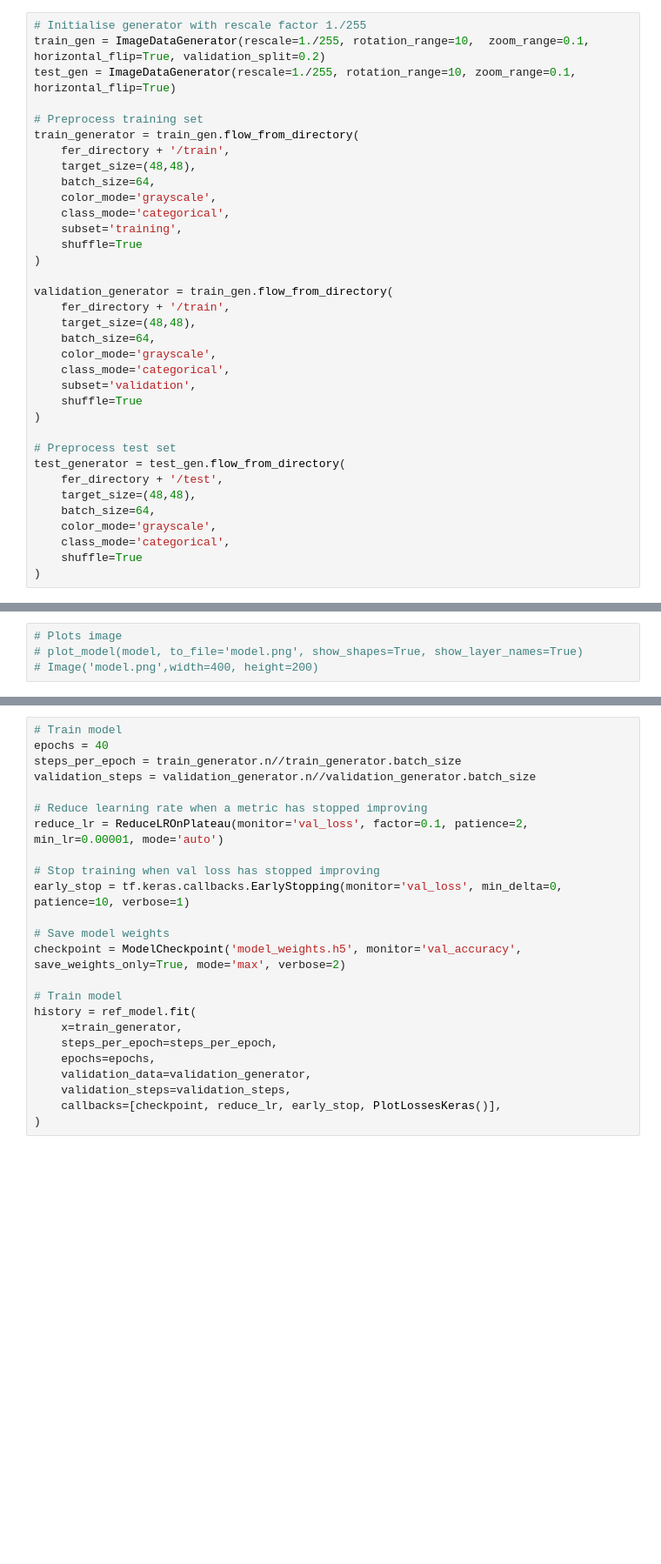
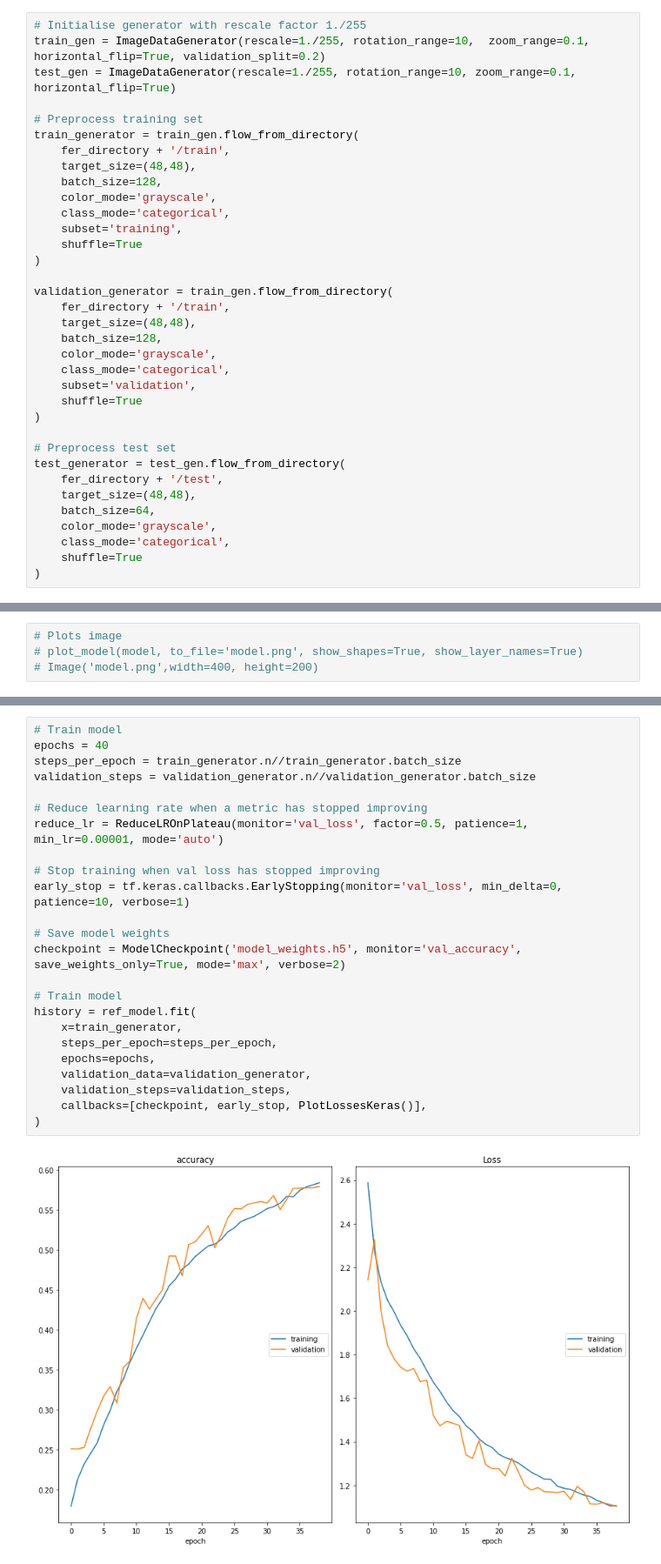
Before and after one commit to DreamyMemories/Facial-Expression-Recognition, a Jupyter notebook: main.ipynb, the cells around one changed output, grey strips where cells are left out. Shown at 87% size. Cells and saved outputs as stored; diff of their text form; blank space fills up the shorter version.

```diff
--- a/main.ipynb
+++ b/main.ipynb
@@ -29,7 +30,7 @@ test_gen = ImageDataGenerator(rescale=1./255, rotation_range=10, zoom_range=0.1,
 train_generator = train_gen.flow_from_directory(
     fer_directory + '/train',
     target_size=(48,48),
-    batch_size=64,
+    batch_size=128,
     color_mode='grayscale',
     class_mode='categorical',
     subset='training',
@@ -39,7 +40,7 @@ train_generator = train_gen.flow_from_directory(
 validation_generator = train_gen.flow_from_directory(
     fer_directory + '/train',
     target_size=(48,48),
-    batch_size=64,
+    batch_size=128,
     color_mode='grayscale',
     class_mode='categorical',
     subset='validation',
@@ -214,25 +221,26 @@ _________________________________________________________________
 # %%
 # Train model
 epochs = 40
 steps_per_epoch = train_generator.n//train_generator.batch_size
 validation_steps = validation_generator.n//validation_generator.batch_size
 
 # Reduce learning rate when a metric has stopped improving
-reduce_lr = ReduceLROnPlateau(monitor='val_loss', factor=0.1, patience=2, min_lr=0.00001, mode='auto')
+reduce_lr = ReduceLROnPlateau(monitor='val_loss', factor=0.5, patience=1, min_lr=0.00001, mode='auto')
 
 # Stop training when val loss has stopped improving
 early_stop = tf.keras.callbacks.EarlyStopping(monitor='val_loss', min_delta=0, patience=10, verbose=1)
 
 # Save model weights
 checkpoint = ModelCheckpoint('model_weights.h5', monitor='val_accuracy', save_weights_only=True, mode='max', verbose=2)
 
 # Train model
 history = ref_model.fit(
     x=train_generator,
     steps_per_epoch=steps_per_epoch,
     epochs=epochs,
     validation_data=validation_generator,
     validation_steps=validation_steps,
-    callbacks=[checkpoint, reduce_lr, early_stop, PlotLossesKeras()],
+    callbacks=[checkpoint, early_stop, PlotLossesKeras()],
 )
 # %% [output]
+[figure, added]
```
Also changed, not shown: parts of 12 cells of this notebook, 5 other files.
